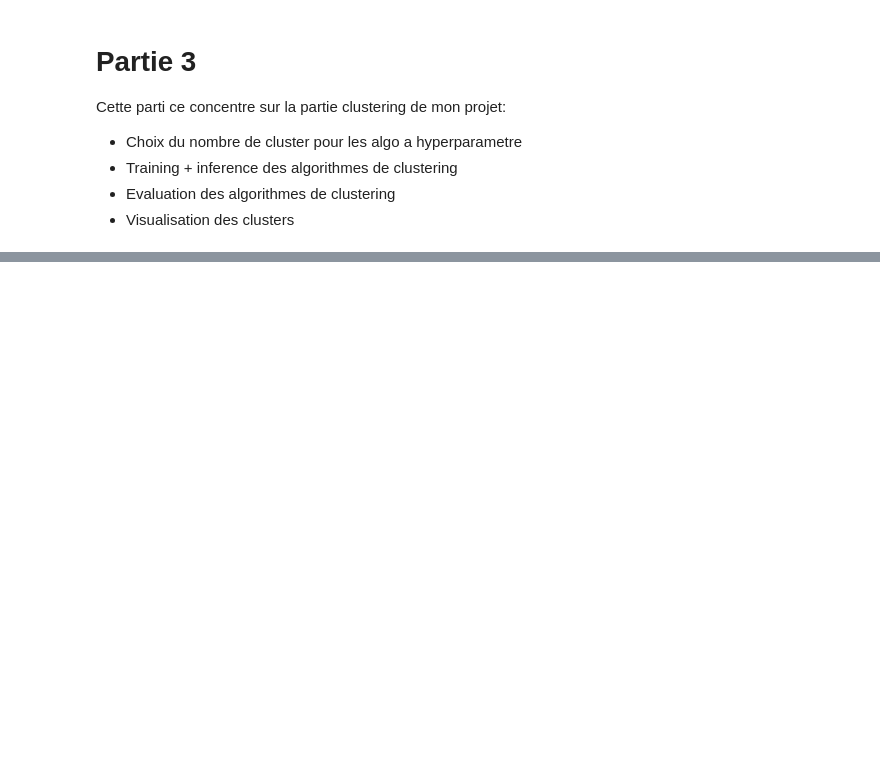
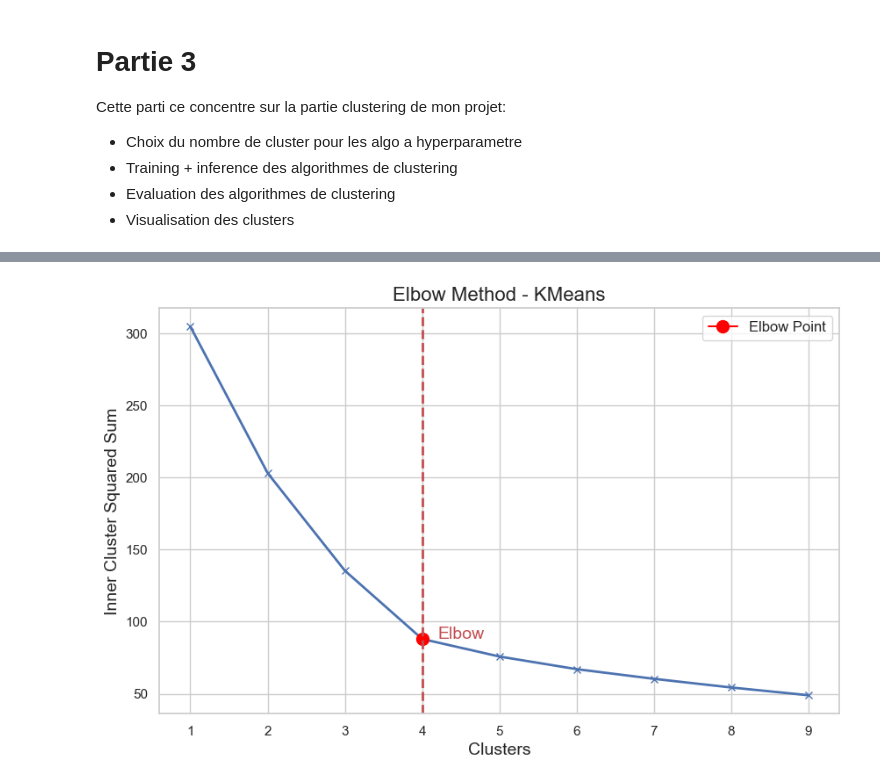
Before and after one commit to CFO-Clement/FastFashion, a Jupyter notebook: projet.ipynb, the cells around one changed output, grey strips where cells are left out. Cells and saved outputs as stored; diff of their text form; code cells hidden in the pictures; blank space fills up the shorter version.

```diff
--- a/projet.ipynb
+++ b/projet.ipynb
@@ -650,5 +661,3 @@ def auto_random_search(clustering_obj, data, max_clusters, n_iter=10, show=False
         fig.show()
 
     return best_params
-# %%
-def fine_tune_algo():
@@ -730,0 +726,81 @@ TypeError: auto_cluster() got an unexpected keyword argument 'n_iter'
+# %%
+clusters = ['KMeans', 'DBSCAN', 'GaussianMixture', 'AgglomerativeClustering', 'SpectralClustering', 'OPTICS', 'MeanShift', 'AffinityPropagation', 'Birch', 'MiniSom', 'hdbscan.HDBSCAN']
+methods = {
+    'KMeans': {
+        'tuning' : ['Elbow', 'Silhouette', 'Gap Statistic', 'Explained Variance'],
+        'args': {"n_clusters": list(range(2, 11)),
+                 "init": ['k-means++', 'random'],
+                 "max_iter": list(range(50, 501, 50)),
+                 "tol": [1e-3, 1e-4, 1e-5],
+                 "algorithm": ['auto', 'full', 'elkan']}
+    },
+    'DBSCAN': {
+        'tuning' : None,
+        'args': {"eps": np.linspace(0.1, 1.0, num=10),
+                 "min_samples": range(2, 10),
+                 "metric": ['euclidean', 'manhattan', 'chebyshev', 'cosine']}
+    },
+    'GaussianMixture': {
+        'tuning' : ['Bayesian Information Criterion (BIC)', 'Akaike Information Criterion (AIC)'],
+        'args': {"n_components": list(range(2, 11)),
+                 "covariance_type": ['full', 'tied', 'diag', 'spherical'],
+                 "max_iter": list(range(50, 501, 50)),
+                 "tol": [1e-3, 1e-4, 1e-5]}
+    },
+    'AgglomerativeClustering': {
+        'tuning' : ['Elbow', 'Silhouette', 'Gap Statistic'],
+        'args': {"n_clusters": list(range(2, 11)),
+                 "linkage": ['ward', 'complete', 'average'],
+                 "affinity": ['euclidean', 'manhattan', 'cosine']}
+    },
+    'SpectralClustering': {
+        'tuning' : ['Variance Ratio', 'Gap Statistic'],
+        'args': {"n_clusters": list(range(2, 11)),
+                 "affinity": ['nearest_neighbors', 'rbf'],
+                 "gamma": [1e-2, 1e-3, 1e-4],
+                 "n_neighbors": list(range(5, 21))}
+    },
+    'OPTICS': {
+        'tuning' : None,
+        'args': {"min_samples": list(range(2, 11)),
+                 "metric": ['euclidean', 'manhattan', 'chebyshev', 'cosine']}
+    },
+    'MeanShift': {
+        'tuning' : None,
+        'args': {"bandwidth": list(range(1, 11)),
+                 "bin_seeding": [True, False]}
+    },
+    'AffinityPropagation': {
+        'tuning' : None,
+        'args': {"damping": [0.5, 0.6, 0.7, 0.8, 0.9],
+                 "convergence_iter": list(range(10, 101, 10))}
+    },
+    'Birch': {
+        'tuning' : ['Elbow', 'Explained Variance'],
+        'args': {"n_clusters": list(range(2, 11)),
+                 "threshold": [0.1, 0.2, 0.3, 0.4],
+                 "branching_factor": list(range(10, 101, 10))}
+    },
+        'MiniSom': {
+        'tuning' : None,
+        'args': {"x": [10, 20, 30, 40, 50],
+                 "y": [10, 20, 30, 40, 50],
+                 "sigma": [0.1, 0.2, 0.3, 0.4],
+                 "learning_rate": [0.1, 0.2, 0.3, 0.4],
+                 "neighborhood_function": ['gaussian', 'bubble', 'triangle']}
+    },
+    'hdbscan.HDBSCAN': {
+        'tuning' : ['HDBSCAN Hierarchy'],
+        'args': {"min_cluster_size": [2, 5, 10, 20],
+                 "min_samples": list(range(1, 11)),
+                 "metric": ['euclidean', 'manhattan', 'chebyshev', 'cosine'],
+                 "alpha": [1.0, 1.5, 2.0]}
+    }
+}
+
+
+df = clothes_df.drop(['Type', 'Environmental Impact Score', 'Animal Welfare Score', 'Human Welfare Score', 'Social Responsibility Score'], axis=1)
+best = fine_tune_algo(cluster_name='KMeans', methods=methods, data=df, n_iter=10, show=True)
+print(best)
+#best_params = auto_cluster(clusters[0], methods, df, max_clusters=15, n_iter=10, show=True)
+# %% [output]
@@ -730,0 +812 @@ TypeError: auto_cluster() got an unexpected keyword argument 'n_iter'
+[figure, added]
```
Also changed, not shown: parts of 5 cells of this notebook.
